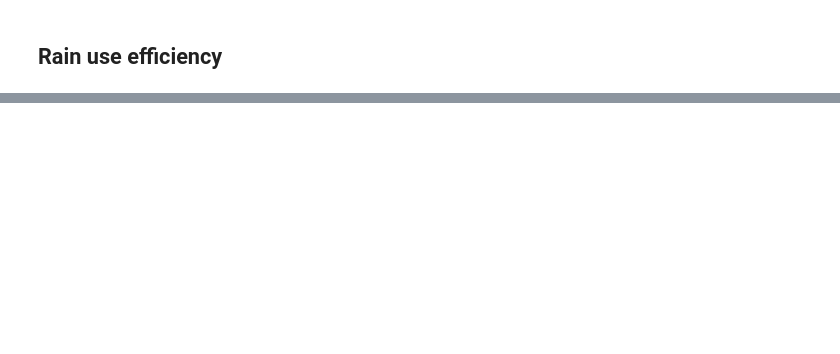
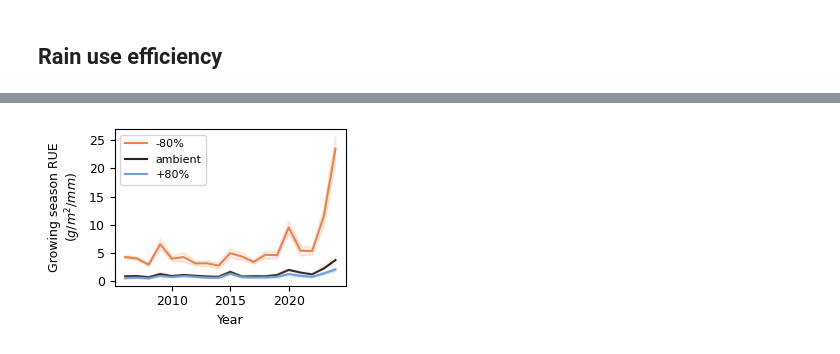
Before and after one commit to jornada-im/pubs-gc-ltreb, a Jupyter notebook: manuscripts/schadenfreude/Production.ipynb, the cells around one changed output, grey strips where cells are left out. Cells and saved outputs as stored; diff of their text form; code cells hidden in the pictures; blank space fills up the shorter version.

```diff
--- a/manuscripts/schadenfreude/Production.ipynb
+++ b/manuscripts/schadenfreude/Production.ipynb
@@ -312,0 +381,16 @@ plt.tight_layout()
+# %%
+fig, ax = plt.subplots(1, 1, figsize=(3.25,2.25), sharey=True)
+f1 = sns.lineplot(data=df_means, ax = ax, x="year", y="RUEgs_tot",
+                  hue="PPT treatment", legend=True)
+get_ci("RUEgs_tot", f1)
+
+f1.set(xlabel="Year")
+f1.set(ylabel="Growing season RUE\n($g/m^2/mm$)")
+f1.legend(prop={'size': 8}, title="")
+
+plt.tight_layout()
+
+plt.savefig(out_path + '../out_tmp/figs/fig3b.jpg', dpi=400, facecolor='w')
+plt.savefig(out_path + '../out_tmp/figs/fig3b.pdf', dpi=400, facecolor='w')
+# %% [output]
+[figure, added]
```
Also changed, not shown: parts of 11 cells of this notebook, 2 other files.
